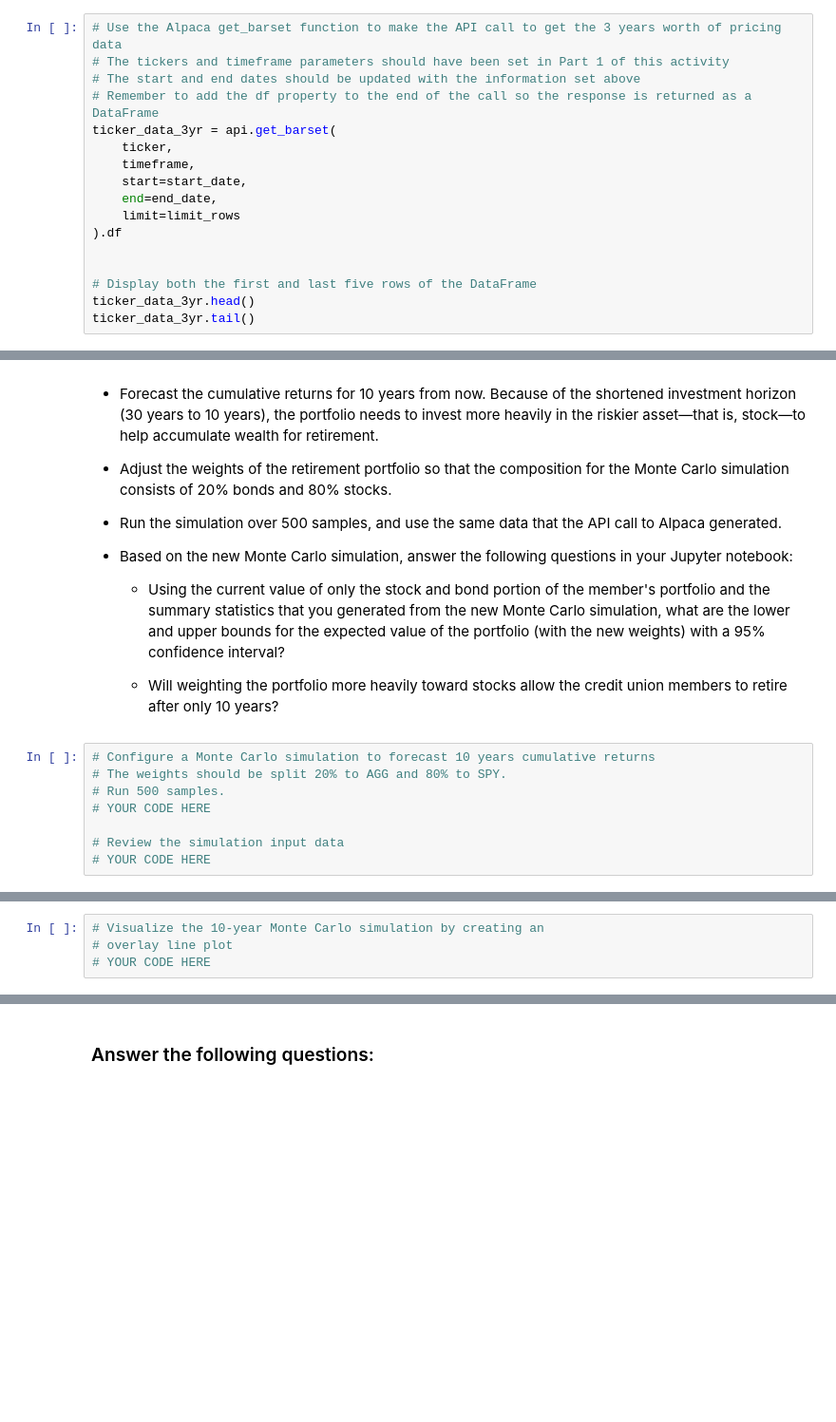
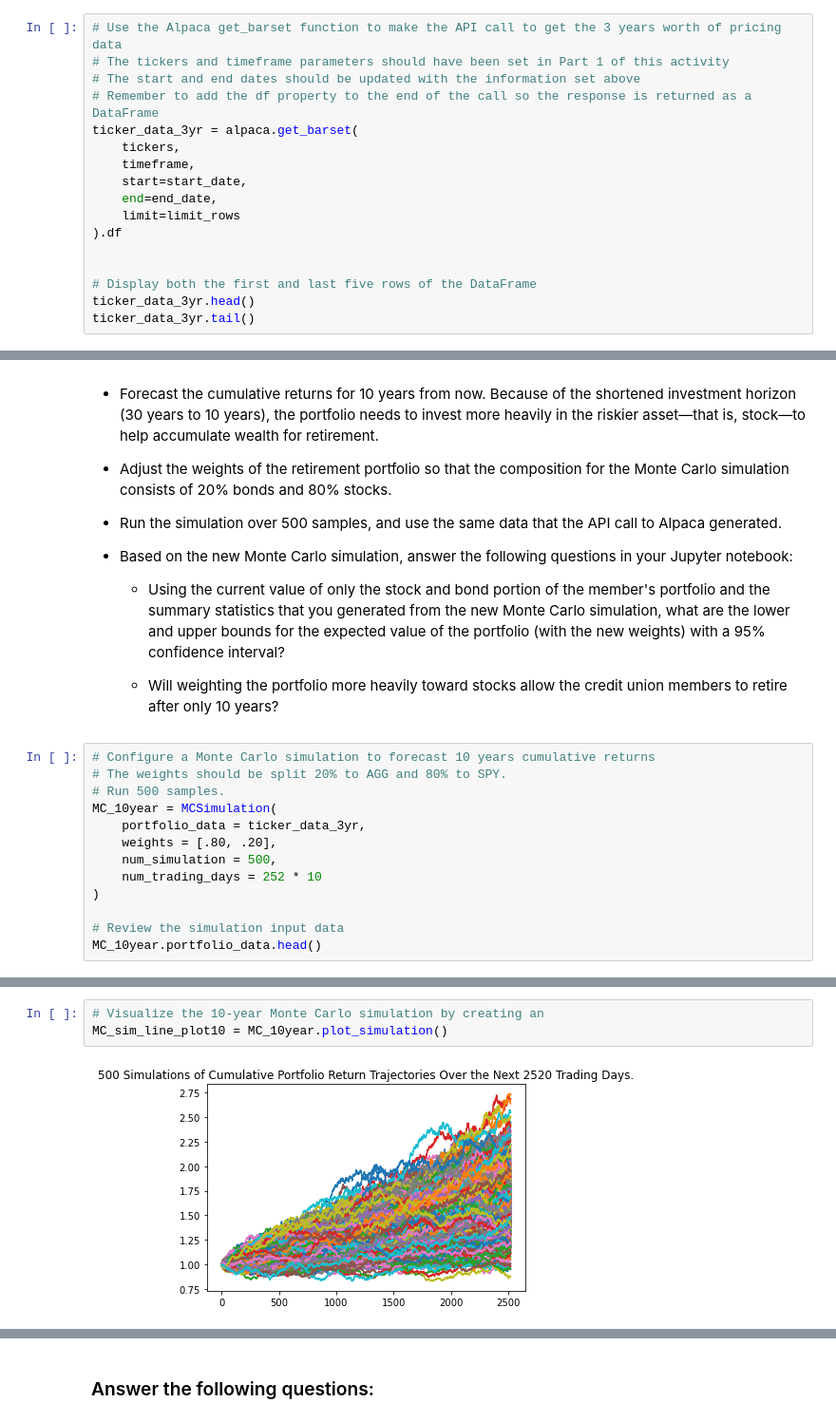
Before and after one commit to xpencive/Module_5_challenge, a Jupyter notebook: financial_planning_tools.ipynb, the cells around one changed output, grey strips where cells are left out. Shown: that part at 95% size. Saved outputs shown, nothing was run; the diff lists cells and outputs as text; blank space fills up the shorter version.

```diff
--- a/financial_planning_tools.ipynb
+++ b/financial_planning_tools.ipynb
@@ -408,8 +430,8 @@ limit_rows = 1000
 # The tickers and timeframe parameters should have been set in Part 1 of this activity
 # The start and end dates should be updated with the information set above
 # Remember to add the df property to the end of the call so the response is returned as a DataFrame
-ticker_data_3yr = api.get_barset(
-    ticker,
+ticker_data_3yr = alpaca.get_barset(
+    tickers,
     timeframe,
     start=start_date,
     end=end_date,
@@ -500,7 +589,12 @@ For this new Monte Carlo simulation, do the following:
 # Configure a Monte Carlo simulation to forecast 10 years cumulative returns
 # The weights should be split 20% to AGG and 80% to SPY.
 # Run 500 samples.
-# YOUR CODE HERE
+MC_10year = MCSimulation(
+    portfolio_data = ticker_data_3yr,
+    weights = [.80, .20],
+    num_simulation = 500,
+    num_trading_days = 252 * 10
+)
 
 # Review the simulation input data
-# YOUR CODE HERE
+MC_10year.portfolio_data.head()
@@ -510,7 +644,8 @@ For this new Monte Carlo simulation, do the following:
 # %%
 # Visualize the 10-year Monte Carlo simulation by creating an
-# overlay line plot
-# YOUR CODE HERE
+MC_sim_line_plot10 = MC_10year.plot_simulation()
+# %% [output]
+[figure, added]
 # %%
 # Visualize the probability distribution of the 10-year Monte Carlo simulation
 # by plotting a histogram
```
Also changed, not shown: parts of 35 cells of this notebook.
